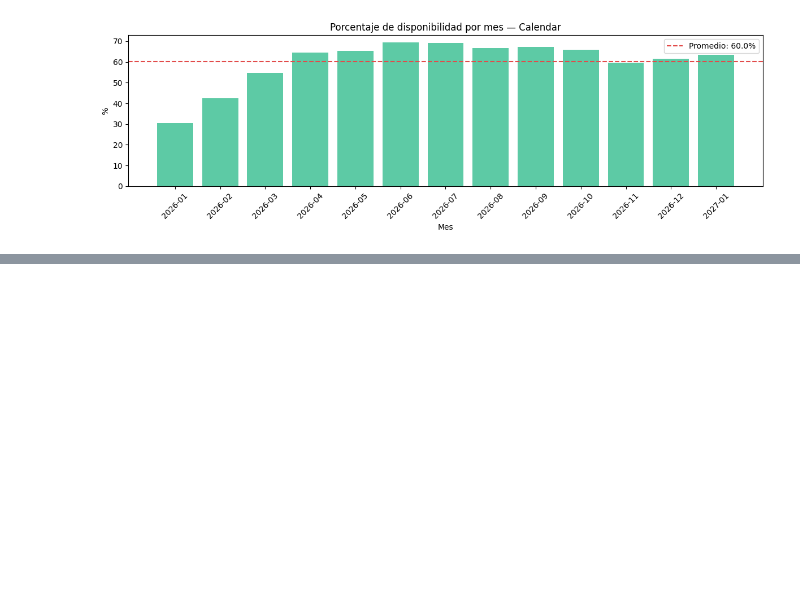
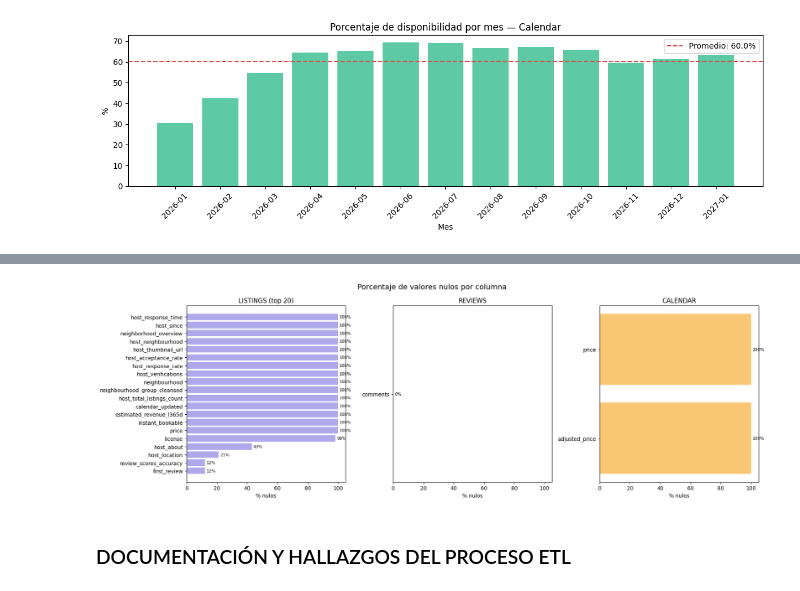
Before and after one commit to Correa-ct23/ETL_AIRBNB, a Jupyter notebook: notebooks/exploracion_airbnb.ipynb, the cells around one changed output, grey strips where cells are left out. Drawn from its saved outputs; the diff is of its cells as text; code cells hidden in the pictures; blank space fills up the shorter version.

```diff
--- a/notebooks/exploracion_airbnb.ipynb
+++ b/notebooks/exploracion_airbnb.ipynb
@@ -533,0 +571,32 @@ Disponibilidad por mes (muestra 50k):
+# %%
+# CELDA 12 — Mapa de calidad de datos (nulos por colección)
+
+fig, axes = plt.subplots(1, 3, figsize=(18, 6))
+fig.suptitle('Porcentaje de valores nulos por columna', fontsize=14)
+
+datasets = {
+    'LISTINGS (top 20)' : listings_df.isnull().mean().mul(100).sort_values(ascending=False).head(20),
+    'REVIEWS'           : reviews_df.isnull().mean().mul(100).sort_values(ascending=False),
+    'CALENDAR'          : calendar_df.isnull().mean().mul(100).sort_values(ascending=False),
+}
+
+colores = ['#AFA9EC', '#5DCAA5', '#FAC775']
+
+for ax, (nombre, serie), color in zip(axes, datasets.items(), colores):
+    serie = serie[serie > 0]
+    if serie.empty:
+        ax.text(0.5, 0.5, 'Sin nulos', ha='center', va='center', fontsize=12)
+    else:
+        ax.barh(serie.index[::-1], serie.values[::-1], color=color, edgecolor='none')
+        ax.set_xlabel('% nulos')
+        ax.set_xlim(0, 105)
+        for i, v in enumerate(serie.values[::-1]):
+            ax.text(v + 1, i, f'{v:.0f}%', va='center', fontsize=8)
+    ax.set_title(nombre)
+
+plt.tight_layout()
+plt.show()
+# %% [output]
+[figure, added]
+# %% [markdown]
+### DOCUMENTACIÓN Y HALLAZGOS DEL PROCESO ETL
```
Also changed, not shown: parts of 5 cells of this notebook, 6 other files.
